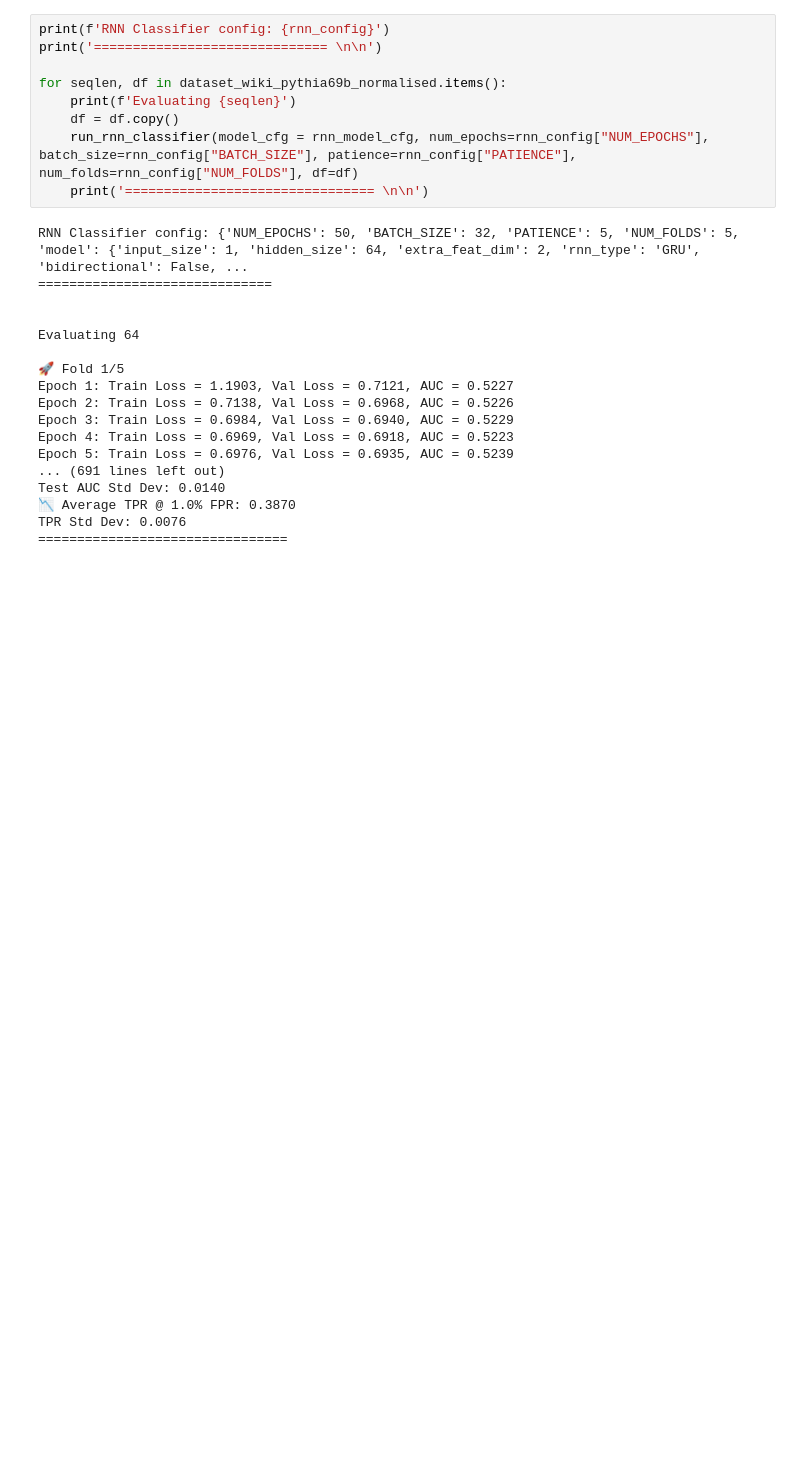
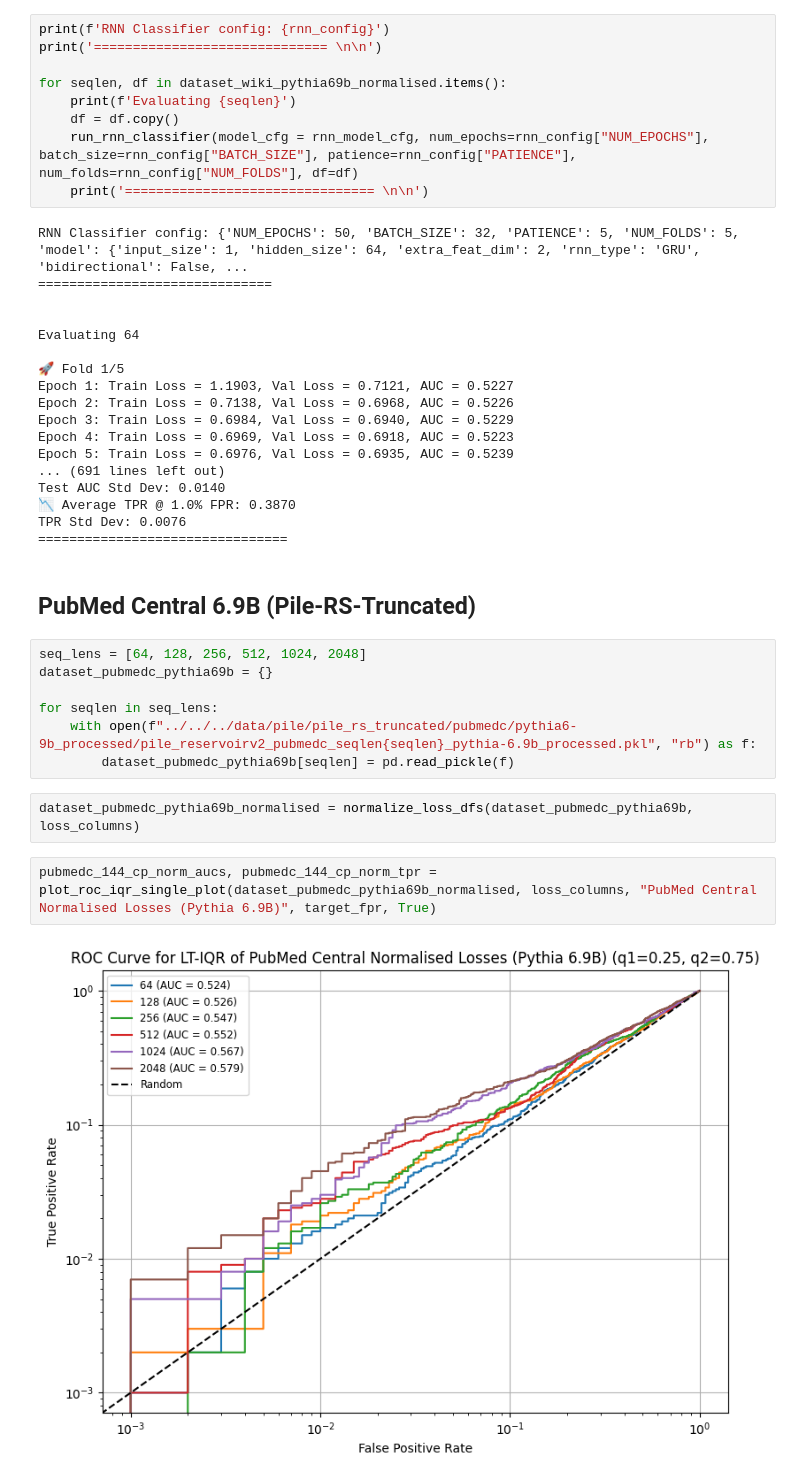
Before and after one commit to ongsici/checkpoints_mia, a Jupyter notebook: checkpoint_mia_techniques/pythia/normalised_loss_traces/attention_based_rnn.ipynb, the cells around one changed output. Saved outputs shown, nothing was run; the diff lists cells and outputs as text; blank space fills up the shorter version.

```diff
--- a/checkpoint_mia_techniques/pythia/normalised_loss_traces/attention_based_rnn.ipynb
+++ b/checkpoint_mia_techniques/pythia/normalised_loss_traces/attention_based_rnn.ipynb
@@ -89,3 +89,18 @@ Test AUC Std Dev: 0.0140
 📉 Average TPR @ 1.0% FPR: 0.3870
 TPR Std Dev: 0.0076
 ================================
+# %% [markdown]
+## PubMed Central 6.9B (Pile-RS-Truncated)
+# %%
+seq_lens = [64, 128, 256, 512, 1024, 2048]
+dataset_pubmedc_pythia69b = {}
+
+for seqlen in seq_lens:
+    with open(f"../../../data/pile/pile_rs_truncated/pubmedc/pythia6-9b_processed/pile_reservoirv2_pubmedc_seqlen{seqlen}_pythia-6.9b_processed.pkl", "rb") as f:
+        dataset_pubmedc_pythia69b[seqlen] = pd.read_pickle(f)
+# %%
+dataset_pubmedc_pythia69b_normalised = normalize_loss_dfs(dataset_pubmedc_pythia69b, loss_columns)
+# %%
+pubmedc_144_cp_norm_aucs, pubmedc_144_cp_norm_tpr = plot_roc_iqr_single_plot(dataset_pubmedc_pythia69b_normalised, loss_columns, "PubMed Central Normalised Losses (Pythia 6.9B)", target_fpr, True)
+# %% [output]
+[figure, added]
```
Also changed, not shown: parts of 24 cells of this notebook.
